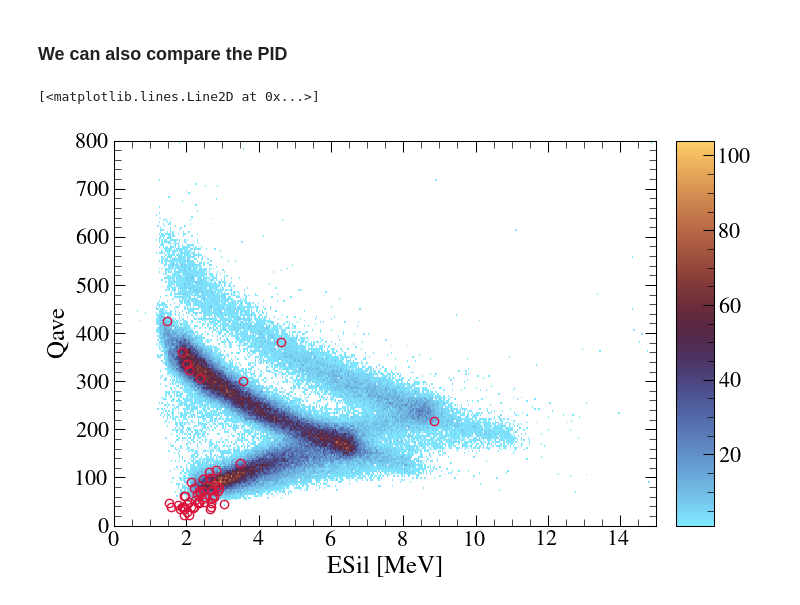
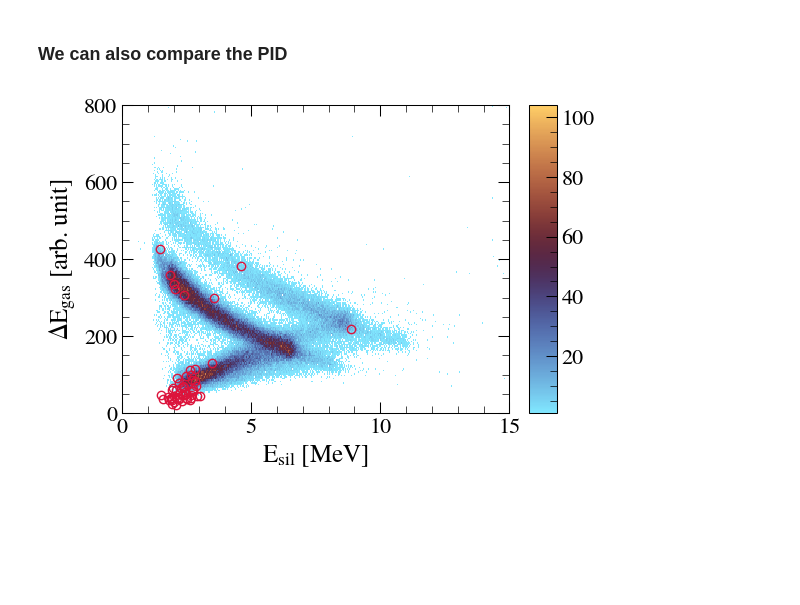
Before and after one commit to loopset/e796-analysis, a Jupyter notebook: Publications/Code/eff/elastic.ipynb, the cells around one changed output. Drawn from its saved outputs; the diff is of its cells as text; code cells hidden in the pictures; blank space fills up the shorter version.

```diff
--- a/Publications/Code/eff/elastic.ipynb
+++ b/Publications/Code/eff/elastic.ipynb
@@ -111,7 +112,7 @@ Next section attempts to reconstruct these missing events by applying RANSAC. Th
 # %% [markdown]
 ### Fast reconstruction of events with RANSAC
 # %%
-dataman = phys.DataManInterface("../../../configs/data.conf", "tpc", (155, 165))
+dataman = DataManInterface("../../../configs/data.conf", "tpc", (155, 165))
 tpc = r.ActRoot.TPCData()
 dataman.set_branch_address("TPCData", tpc)
 # %% [markdown]
@@ -145,7 +146,7 @@ def run_ransac(tpc):
             ret = c
     return ret
 
-def get_theta(line: phys.LineInterface) -> float:
+def get_theta(line: LineInterface) -> float:
     xdir = np.array([1, 0, 0])
     v = line.fDir
     ## Convert to mm units
@@ -181,12 +182,12 @@ for i, index in enumerate(bad.index):
     dataman.get_run_entry(run, entry)
     ret = run_ransac(tpc)
     # Write TPC data in form of histogram
-    bad.at[index, "tpc"] = phys.TPCInterface(tpc)
+    bad.at[index, "tpc"] = TPCInterface(tpc)
     # Write line if any new cluster has been formed
     if ret:
         line = ret.GetLine()
         line.AlignUsingPoint(r.Math.XYZPointF(0, 64, 64)) #type: ignore
-        aux = phys.LineInterface(line)
+        aux = LineInterface(line)
         bad.at[index, "line"] = aux
 
         # Theta
@@ -309,11 +310,23 @@ Indeed this would agree with punch-through events from the ground state! Other e
 with uproot.open("../../pid/Inputs/pid_side.root:PID_Tree") as t:
     pid = t.arrays(library="pd")
 # %%
-hPID = hist.Hist.new.Reg(400, 0, 15, label="ESil [MeV]").Reg(200, 0, 800, label="Qave").Double()
+hPID = (
+    hist.Hist.new.Reg(400, 0, 15, label=r"$E_{sil}$ [MeV]")
+    .Reg(200, 0, 800, label=r"$\Delta E_{gas}$ [arb. unit]")
+    .Double()
+)
 hPID.fill(pid["ESil0"], pid["fQave"])
 
-hPID.plot(cmin=1, flow="none", cmap="managua_r")
-plt.plot(rootbad["E0"], bad["qave"], ls="none", marker="o", markeredgecolor="crimson", markerfacecolor="none")
+fig, ax = plt.subplots(1, 1, figsize=(5, 4))
+hPID.plot(ax=ax, cmin=1, flow="none", cmap="managua_r")
+plt.plot(
+    rootbad["E0"],
+    bad["qave"],
+    ls="none",
+    marker="o",
+    markeredgecolor="crimson",
+    markerfacecolor="none",
+)
+fig.savefig("../Outputs/ransac_rec.png", dpi=300)
 # %% [output]
-[<matplotlib.lines.Line2D at 0x...>]
-[figure, old version]
+[figure, new version]
```
Also changed, not shown: parts of 5 cells of this notebook, 5 other files.
